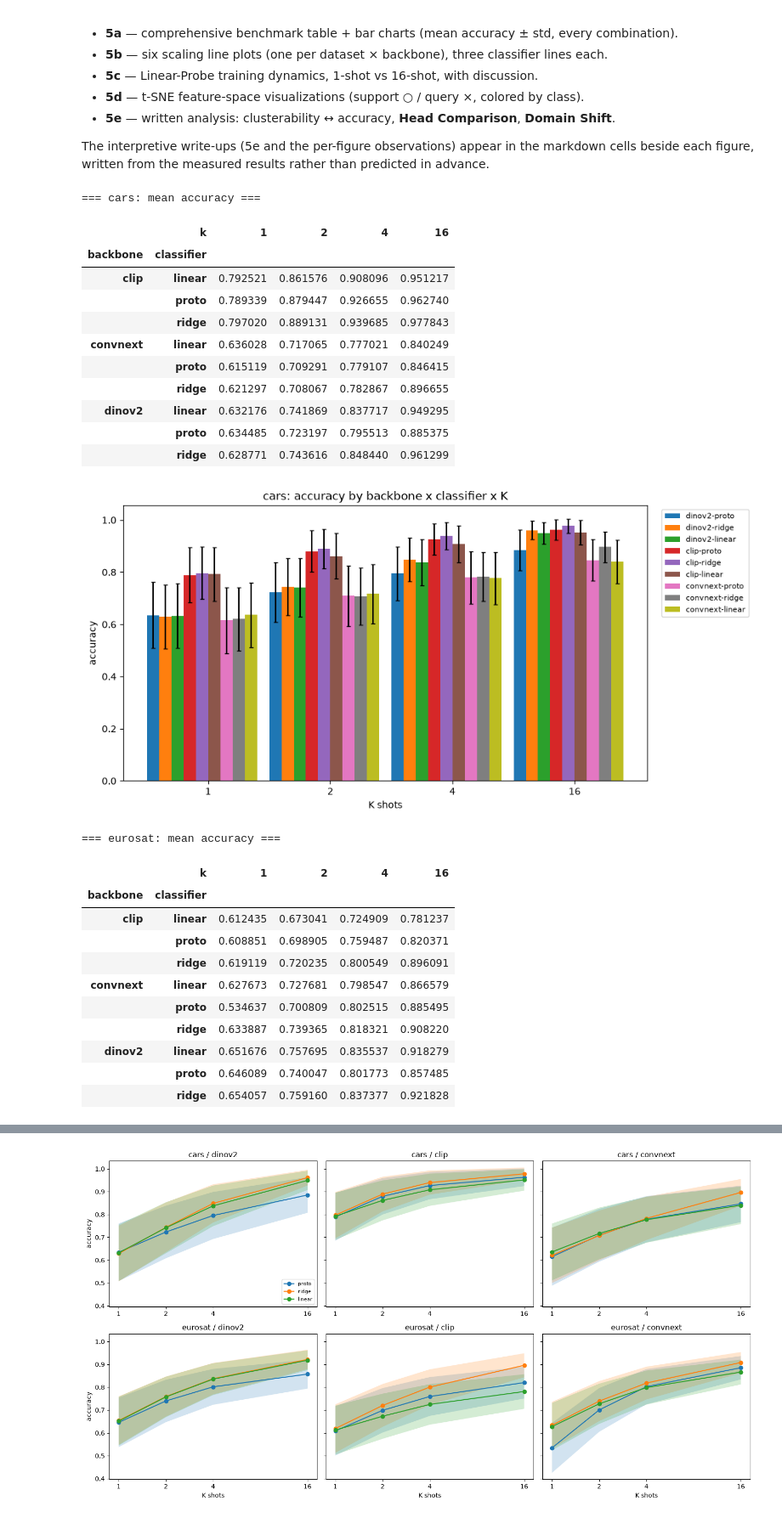
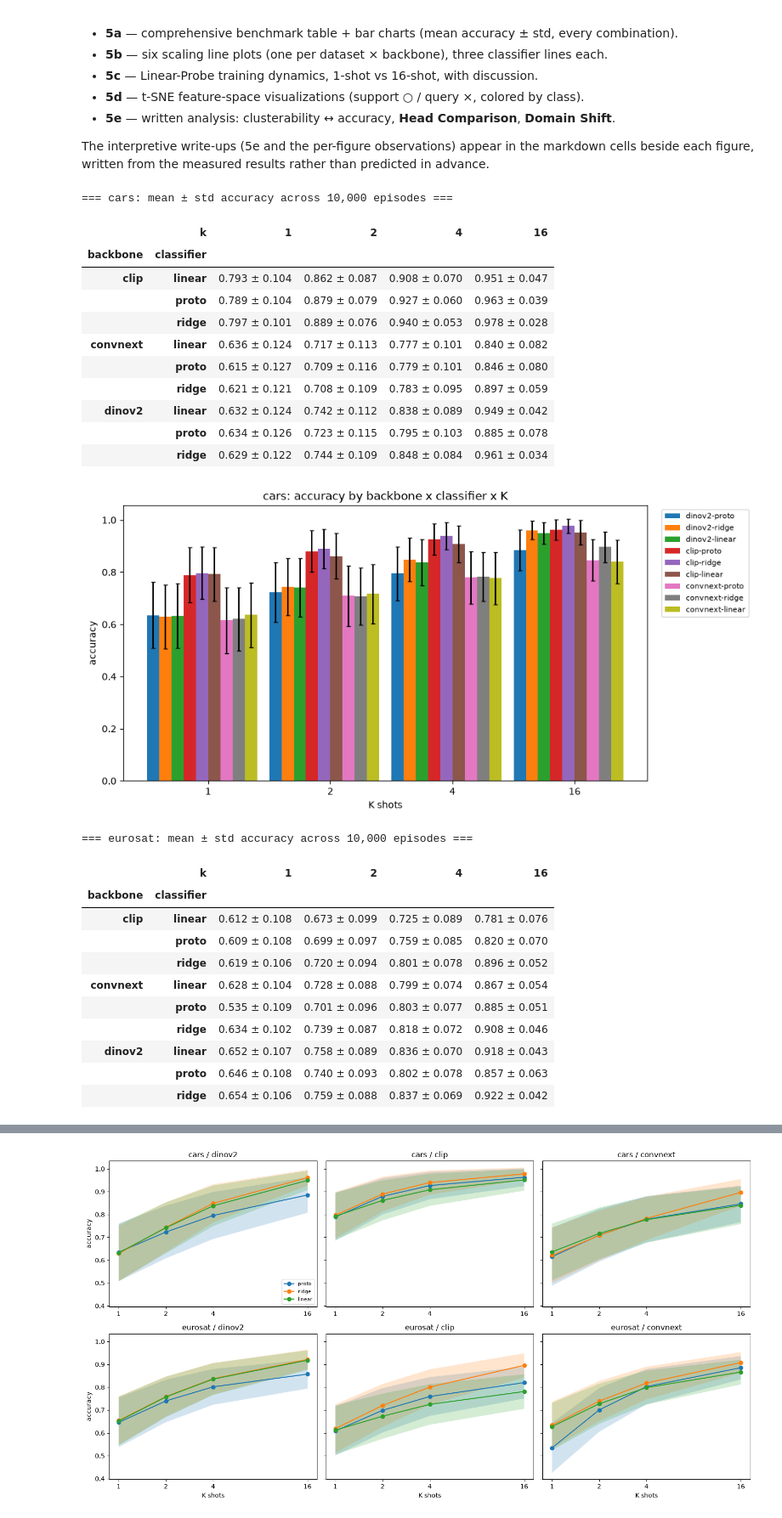
Before and after one commit to eyalsht/cv-hw2-few-shot-benchmarking, a Jupyter notebook: cv_hw2_312359284_314884834.ipynb, the cells around one changed output, grey strips where cells are left out. Shown at 85% size. Drawn from its saved outputs; the diff is of its cells as text; code cells hidden in the pictures.

```diff
--- a/cv_hw2_312359284_314884834.ipynb
+++ b/cv_hw2_312359284_314884834.ipynb
@@ -584,57 +611,58 @@ each figure, written from the measured results rather than predicted in advance.
 # 5a. Benchmark table + bar charts
 results_df = pd.read_csv(RESULTS_CSV)
 
 for dataset_name in DATASETS:
     sub = results_df[results_df.dataset == dataset_name]
     pivot_mean = sub.pivot_table(index=["backbone", "classifier"], columns="k", values="mean")
     pivot_std = sub.pivot_table(index=["backbone", "classifier"], columns="k", values="std")
-    print(f"\n=== {dataset_name}: mean accuracy ===")
-    display(pivot_mean)
+    print(f"\n=== {dataset_name}: mean ± std accuracy across 10,000 episodes ===")
+    table = pivot_mean.map("{:.3f}".format) + " ± " + pivot_std.map("{:.3f}".format)
+    display(table)
 
     fig, ax = plt.subplots(figsize=(10, 5))
     x = np.arange(len(K_SHOTS))
     width = 0.1
     bar_idx = 0
     for backbone_name in BACKBONES:
         for clf_name in CLASSIFIERS:
             row_mean = pivot_mean.loc[(backbone_name, clf_name)]
             row_std = pivot_std.loc[(backbone_name, clf_name)]
             ax.bar(x + bar_idx * width, row_mean.values, width,
                    yerr=row_std.values, label=f"{backbone_name}-{clf_name}", capsize=2)
             bar_idx += 1
     ax.set_xticks(x + width * bar_idx / 2)
     ax.set_xticklabels(K_SHOTS)
     ax.set_xlabel("K shots")
     ax.set_ylabel("accuracy")
     ax.set_title(f"{dataset_name}: accuracy by backbone x classifier x K")
     ax.legend(bbox_to_anchor=(1.02, 1), loc="upper left", fontsize=8)
     plt.tight_layout()
     plt.show()
 # %% [output]
-=== cars: mean accuracy ===
+=== cars: mean ± std accuracy across 10,000 episodes ===
 |  | k | 1 | 2 | 4 | 16 |
 | backbone | classifier |  |  |  |  |
-| clip | linear | 0.792521 | 0.861576 | 0.908096 | 0.951217 |
-|  | proto | 0.789339 | 0.879447 | 0.926655 | 0.962740 |
-|  | ridge | 0.797020 | 0.889131 | 0.939685 | 0.977843 |
-| convnext | linear | 0.636028 | 0.717065 | 0.777021 | 0.840249 |
-|  | proto | 0.615119 | 0.709291 | 0.779107 | 0.846415 |
-|  | ridge | 0.621297 | 0.708067 | 0.782867 | 0.896655 |
-| dinov2 | linear | 0.632176 | 0.741869 | 0.837717 | 0.949295 |
-|  | proto | 0.634485 | 0.723197 | 0.795513 | 0.885375 |
-|  | ridge | 0.628771 | 0.743616 | 0.848440 | 0.961299 |
+| clip | linear | 0.793 ± 0.104 | 0.862 ± 0.087 | 0.908 ± 0.070 | 0.951 ± 0.047 |
+|  | proto | 0.789 ± 0.104 | 0.879 ± 0.079 | 0.927 ± 0.060 | 0.963 ± 0.039 |
+|  | ridge | 0.797 ± 0.101 | 0.889 ± 0.076 | 0.940 ± 0.053 | 0.978 ± 0.028 |
+| convnext | linear | 0.636 ± 0.124 | 0.717 ± 0.113 | 0.777 ± 0.101 | 0.840 ± 0.082 |
+|  | proto | 0.615 ± 0.127 | 0.709 ± 0.116 | 0.779 ± 0.101 | 0.846 ± 0.080 |
+|  | ridge | 0.621 ± 0.121 | 0.708 ± 0.109 | 0.783 ± 0.095 | 0.897 ± 0.059 |
+| dinov2 | linear | 0.632 ± 0.124 | 0.742 ± 0.112 | 0.838 ± 0.089 | 0.949 ± 0.042 |
+|  | proto | 0.634 ± 0.126 | 0.723 ± 0.115 | 0.795 ± 0.103 | 0.885 ± 0.078 |
+|  | ridge | 0.629 ± 0.122 | 0.744 ± 0.109 | 0.848 ± 0.084 | 0.961 ± 0.034 |
 [figure]
-=== eurosat: mean accuracy ===
+=== eurosat: mean ± std accuracy across 10,000 episodes ===
 |  | k | 1 | 2 | 4 | 16 |
 | backbone | classifier |  |  |  |  |
-| clip | linear | 0.612435 | 0.673041 | 0.724909 | 0.781237 |
-|  | proto | 0.608851 | 0.698905 | 0.759487 | 0.820371 |
-|  | ridge | 0.619119 | 0.720235 | 0.800549 | 0.896091 |
-| convnext | linear | 0.627673 | 0.727681 | 0.798547 | 0.866579 |
-|  | proto | 0.534637 | 0.700809 | 0.802515 | 0.885495 |
-|  | ridge | 0.633887 | 0.739365 | 0.818321 | 0.908220 |
-| dinov2 | linear | 0.651676 | 0.757695 | 0.835537 | 0.918279 |
-|  | proto | 0.646089 | 0.740047 | 0.801773 | 0.857485 |
-|  | ridge | 0.654057 | 0.759160 | 0.837377 | 0.921828 |
+| clip | linear | 0.612 ± 0.108 | 0.673 ± 0.099 | 0.725 ± 0.089 | 0.781 ± 0.076 |
+|  | proto | 0.609 ± 0.108 | 0.699 ± 0.097 | 0.759 ± 0.085 | 0.820 ± 0.070 |
+|  | ridge | 0.619 ± 0.106 | 0.720 ± 0.094 | 0.801 ± 0.078 | 0.896 ± 0.052 |
+| convnext | linear | 0.628 ± 0.104 | 0.728 ± 0.088 | 0.799 ± 0.074 | 0.867 ± 0.054 |
+|  | proto | 0.535 ± 0.109 | 0.701 ± 0.096 | 0.803 ± 0.077 | 0.885 ± 0.051 |
+|  | ridge | 0.634 ± 0.102 | 0.739 ± 0.087 | 0.818 ± 0.072 | 0.908 ± 0.046 |
+| dinov2 | linear | 0.652 ± 0.107 | 0.758 ± 0.089 | 0.836 ± 0.070 | 0.918 ± 0.043 |
+|  | proto | 0.646 ± 0.108 | 0.740 ± 0.093 | 0.802 ± 0.078 | 0.857 ± 0.063 |
+|  | ridge | 0.654 ± 0.106 | 0.759 ± 0.088 | 0.837 ± 0.069 | 0.922 ± 0.042 |
 [figure]
 # %% [markdown]
```
Also changed, not shown: parts of 29 cells of this notebook, 4 other files.
